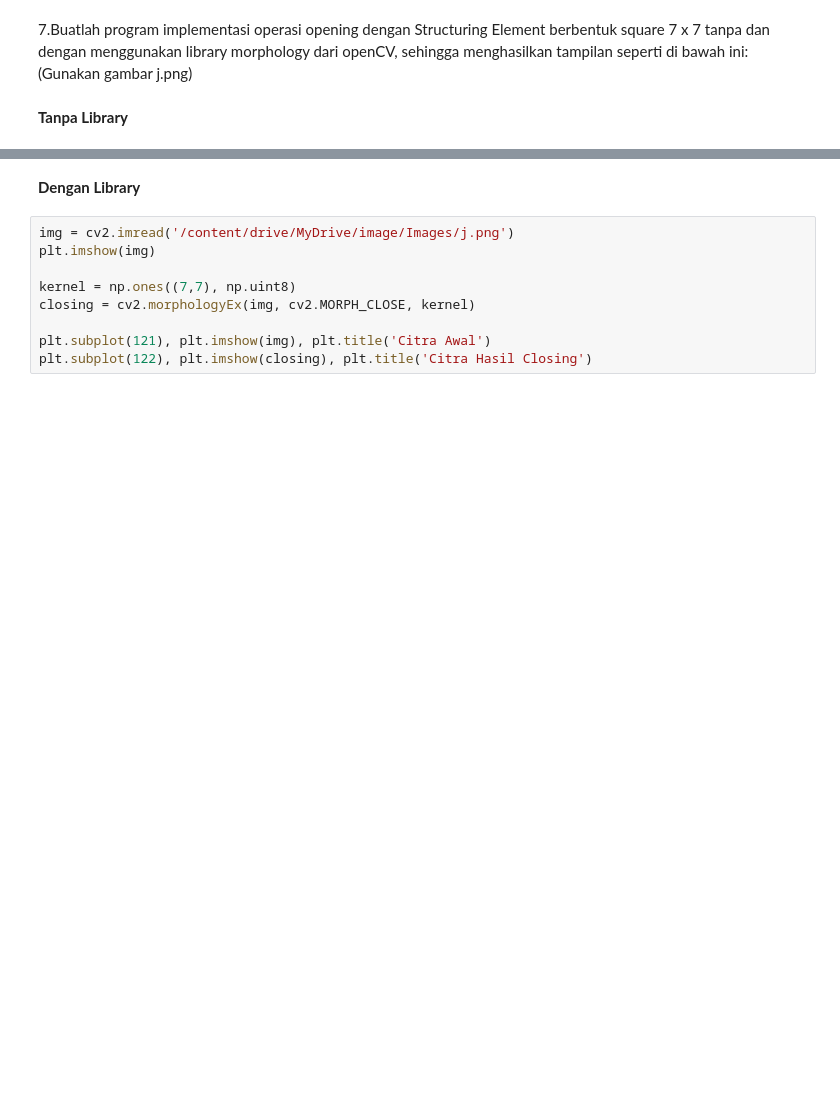
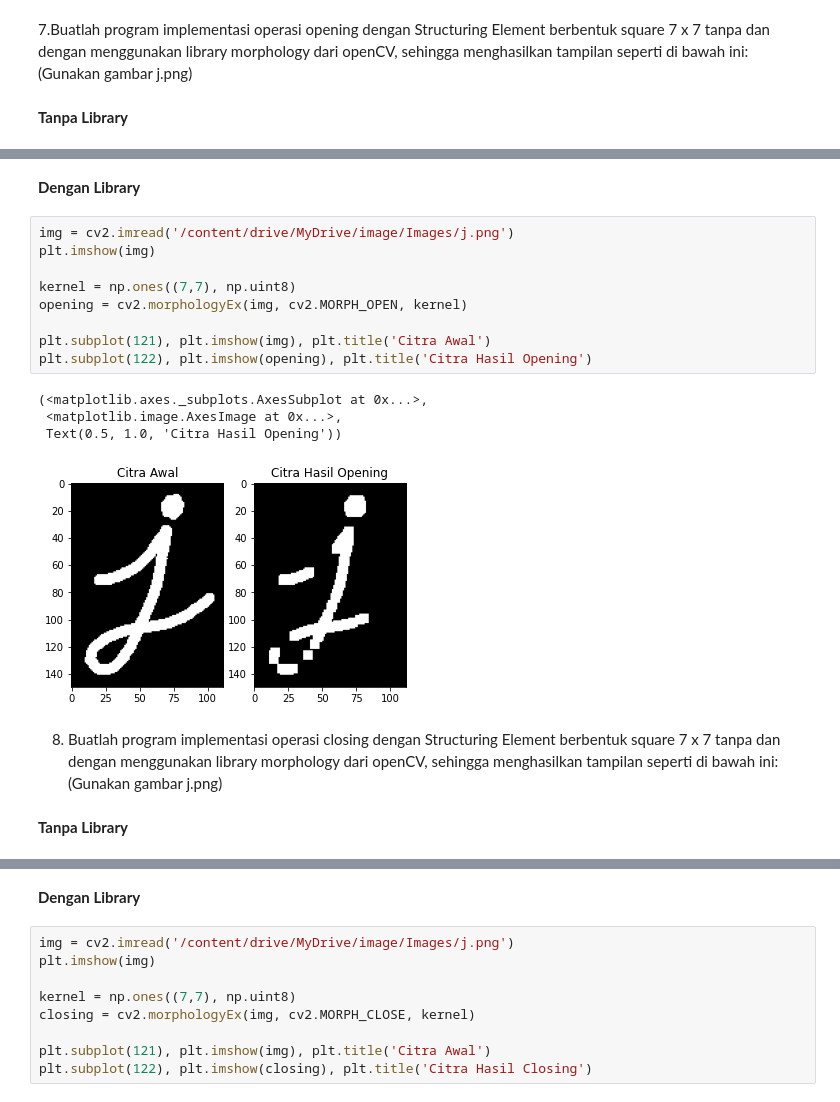
Before and after one commit to Aldirhezaldi/PCVK_Genap_2021, a Jupyter notebook: week9.ipynb, the cells around one changed output, grey strips where cells are left out. Cells and saved outputs as stored; diff of their text form; blank space fills up the shorter version.

```diff
--- a/week9.ipynb
+++ b/week9.ipynb
@@ -101,0 +117,22 @@ j.png)
+# %% [markdown]
+**Dengan Library**
+# %%
+img = cv2.imread('/content/drive/MyDrive/image/Images/j.png')
+plt.imshow(img)
+
+kernel = np.ones((7,7), np.uint8)
+opening = cv2.morphologyEx(img, cv2.MORPH_OPEN, kernel)
+
+plt.subplot(121), plt.imshow(img), plt.title('Citra Awal')
+plt.subplot(122), plt.imshow(opening), plt.title('Citra Hasil Opening')
+# %% [output]
+(<matplotlib.axes._subplots.AxesSubplot at 0x...>,
+ <matplotlib.image.AxesImage at 0x...>,
+ Text(0.5, 1.0, 'Citra Hasil Opening'))
+[figure, added]
+# %% [markdown]
+8. Buatlah program implementasi operasi closing dengan Structuring Element berbentuk
+square 7 x 7 tanpa dan dengan menggunakan library morphology dari openCV,
+sehingga menghasilkan tampilan seperti di bawah ini: (Gunakan gambar j.png)
+# %% [markdown]
+**Tanpa Library**
```
Also changed, not shown: parts of 6 cells of this notebook.
